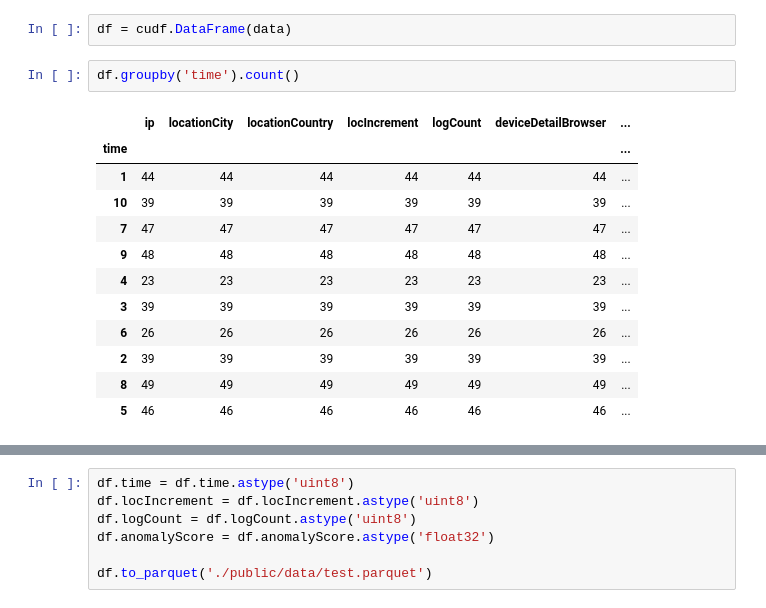
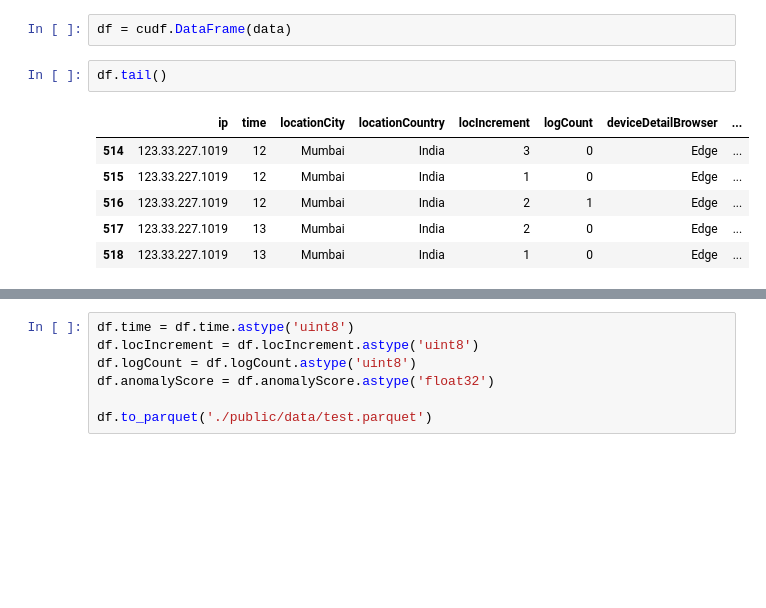
Before and after one commit to AjayThorve/morpheus-fingerprint-viz, a Jupyter notebook: test.ipynb, the cells around one changed output, grey strips where cells are left out. Saved outputs shown, nothing was run; the diff lists cells and outputs as text; blank space fills up the shorter version.

```diff
--- a/test.ipynb
+++ b/test.ipynb
@@ -337,20 +382,14 @@ anomalousAttributes 400
 # %%
 df = cudf.DataFrame(data)
-# %%
-df.groupby('time').count()
-# %% [output]
-|  | ip | locationCity | locationCountry | locIncrement | logCount | deviceDetailBrowser | ... |
-| time |  |  |  |  |  |  | ... |
-| 1 | 44 | 44 | 44 | 44 | 44 | 44 | ... |
-| 10 | 39 | 39 | 39 | 39 | 39 | 39 | ... |
-| 7 | 47 | 47 | 47 | 47 | 47 | 47 | ... |
-| 9 | 48 | 48 | 48 | 48 | 48 | 48 | ... |
-| 4 | 23 | 23 | 23 | 23 | 23 | 23 | ... |
-| 3 | 39 | 39 | 39 | 39 | 39 | 39 | ... |
-| 6 | 26 | 26 | 26 | 26 | 26 | 26 | ... |
-| 2 | 39 | 39 | 39 | 39 | 39 | 39 | ... |
-| 8 | 49 | 49 | 49 | 49 | 49 | 49 | ... |
-| 5 | 46 | 46 | 46 | 46 | 46 | 46 | ... |
+# %%
+df.tail()
+# %% [output]
+|  | ip | time | locationCity | locationCountry | locIncrement | logCount | deviceDetailBrowser | ... |
+| 514 | 123.33.227.1019 | 12 | Mumbai | India | 3 | 0 | Edge | ... |
+| 515 | 123.33.227.1019 | 12 | Mumbai | India | 1 | 0 | Edge | ... |
+| 516 | 123.33.227.1019 | 12 | Mumbai | India | 2 | 1 | Edge | ... |
+| 517 | 123.33.227.1019 | 13 | Mumbai | India | 2 | 0 | Edge | ... |
+| 518 | 123.33.227.1019 | 13 | Mumbai | India | 1 | 0 | Edge | ... |
 # %%
 df.query('anomalyScore > 0.6').groupby('time').count()
 # %% [output]
```
Also changed, not shown: parts of 3 cells of this notebook, 3 other files.
